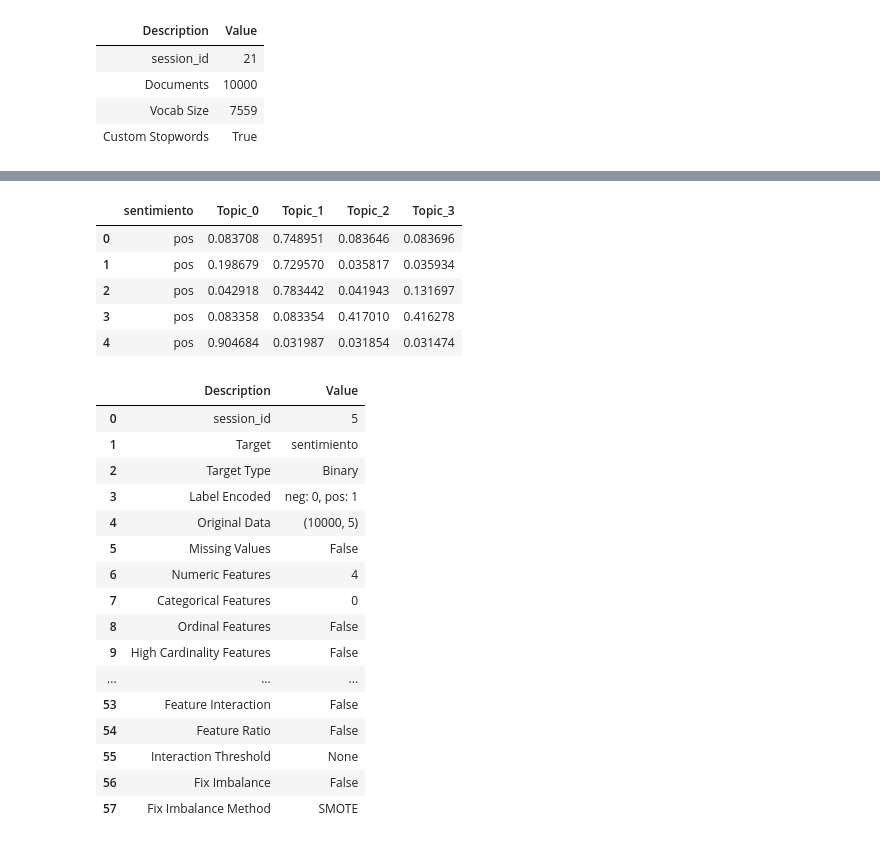
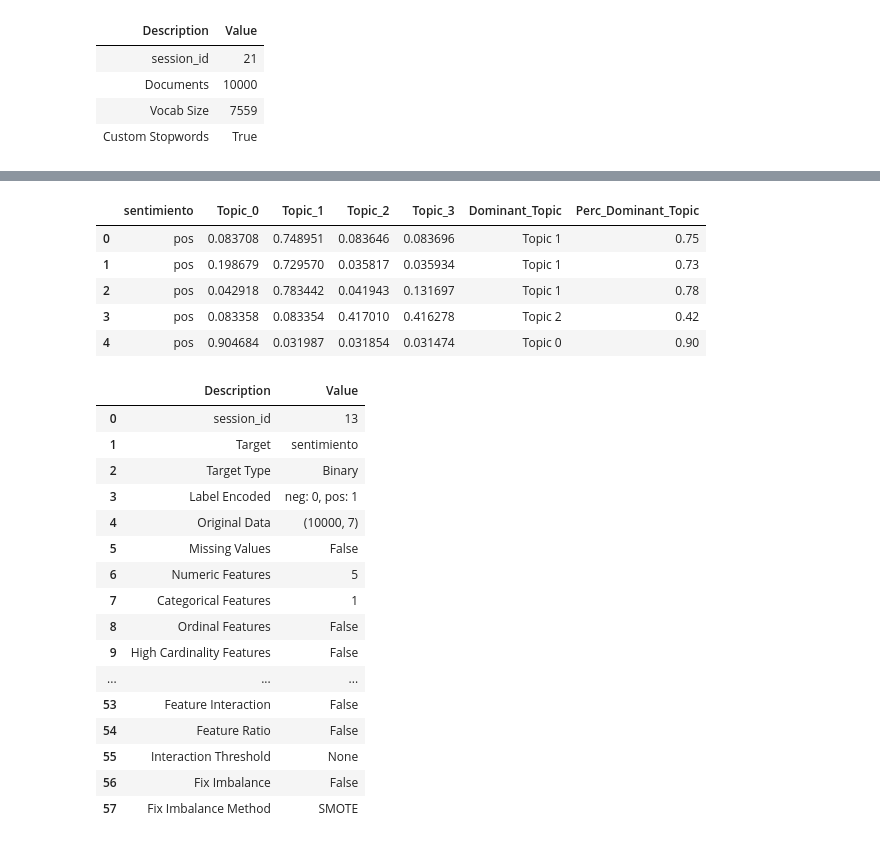
Before and after one commit to IEXE-Tec/aprendizaje-maquina-2, a Jupyter notebook: 07_NLP.ipynb, the cells around one changed output, grey strips where cells are left out. Drawn from its saved outputs; the diff is of its cells as text; code cells hidden in the pictures.

```diff
--- a/07_NLP.ipynb
+++ b/07_NLP.ipynb
@@ -715,11 +715,12 @@ lda_results.head()
 | 4 | verify succeed get tick mark prof... | pos | 0.904684 | 0.031987 | 0.031854 | 0.031474 | Topic 0 | 0.90 |
 # %%
 df = lda_results.drop(['twit', 'Dominant_Topic', 'Perc_Dominant_Topic'],axis=1)
+df = lda_results.drop(['twit'],axis=1)
 df.head()
 # %% [output]
-|  | sentimiento | Topic_0 | Topic_1 | Topic_2 | Topic_3 |
-| 0 | pos | 0.083708 | 0.748951 | 0.083646 | 0.083696 |
-| 1 | pos | 0.198679 | 0.729570 | 0.035817 | 0.035934 |
-| 2 | pos | 0.042918 | 0.783442 | 0.041943 | 0.131697 |
-| 3 | pos | 0.083358 | 0.083354 | 0.417010 | 0.416278 |
-| 4 | pos | 0.904684 | 0.031987 | 0.031854 | 0.031474 |
+|  | sentimiento | Topic_0 | Topic_1 | Topic_2 | Topic_3 | Dominant_Topic | Perc_Dominant_Topic |
+| 0 | pos | 0.083708 | 0.748951 | 0.083646 | 0.083696 | Topic 1 | 0.75 |
+| 1 | pos | 0.198679 | 0.729570 | 0.035817 | 0.035934 | Topic 1 | 0.73 |
+| 2 | pos | 0.042918 | 0.783442 | 0.041943 | 0.131697 | Topic 1 | 0.78 |
+| 3 | pos | 0.083358 | 0.083354 | 0.417010 | 0.416278 | Topic 2 | 0.42 |
+| 4 | pos | 0.904684 | 0.031987 | 0.031854 | 0.031474 | Topic 0 | 0.90 |
@@ -728,16 +727,17 @@ from pycaret.classification import *
 # %%
+from pycaret.classification import *
 pce_1 = setup(data = df, target = 'sentimiento', session_id = 13,
               train_size = 0.85)
 # %% [output]
 |  | Description | Value |
-| 0 | session_id | 5 |
+| 0 | session_id | 13 |
 | 1 | Target | sentimiento |
 | 2 | Target Type | Binary |
 | 3 | Label Encoded | neg: 0, pos: 1 |
-| 4 | Original Data | (10000, 5) |
+| 4 | Original Data | (10000, 7) |
 | 5 | Missing Values | False |
-| 6 | Numeric Features | 4 |
-| 7 | Categorical Features | 0 |
+| 6 | Numeric Features | 5 |
+| 7 | Categorical Features | 1 |
 | 8 | Ordinal Features | False |
 | 9 | High Cardinality Features | False |
 | ... | ... | ... |
```
Also changed, not shown: parts of 2 cells of this notebook.
